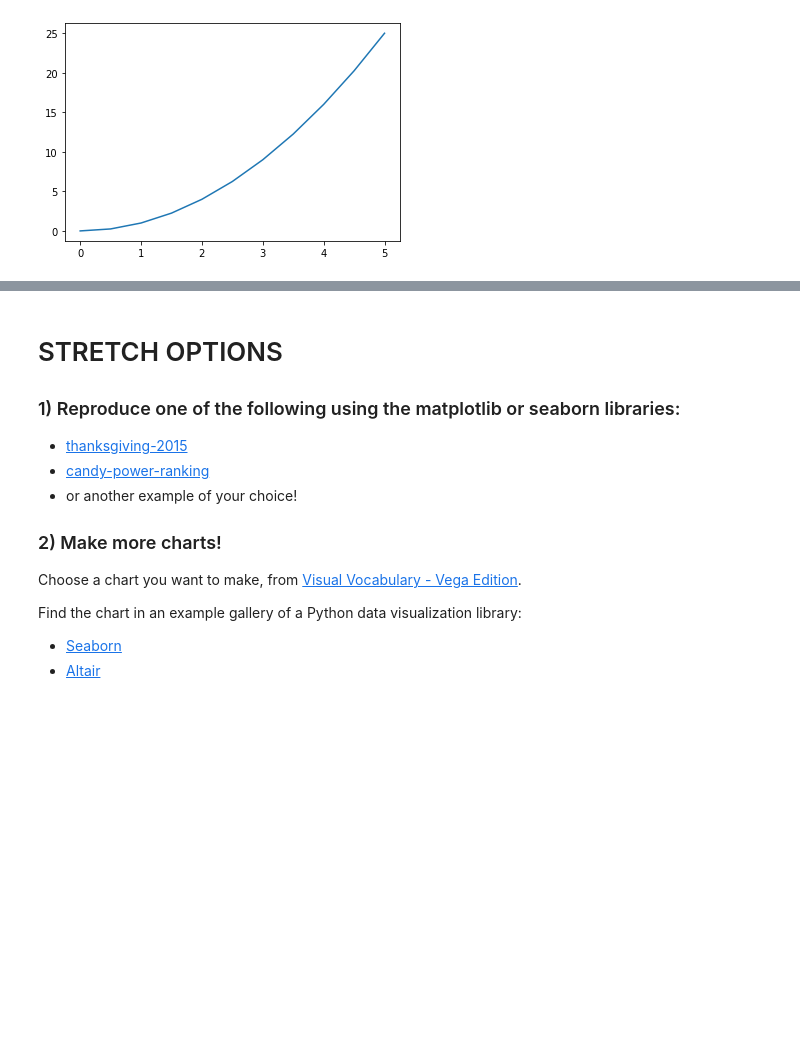
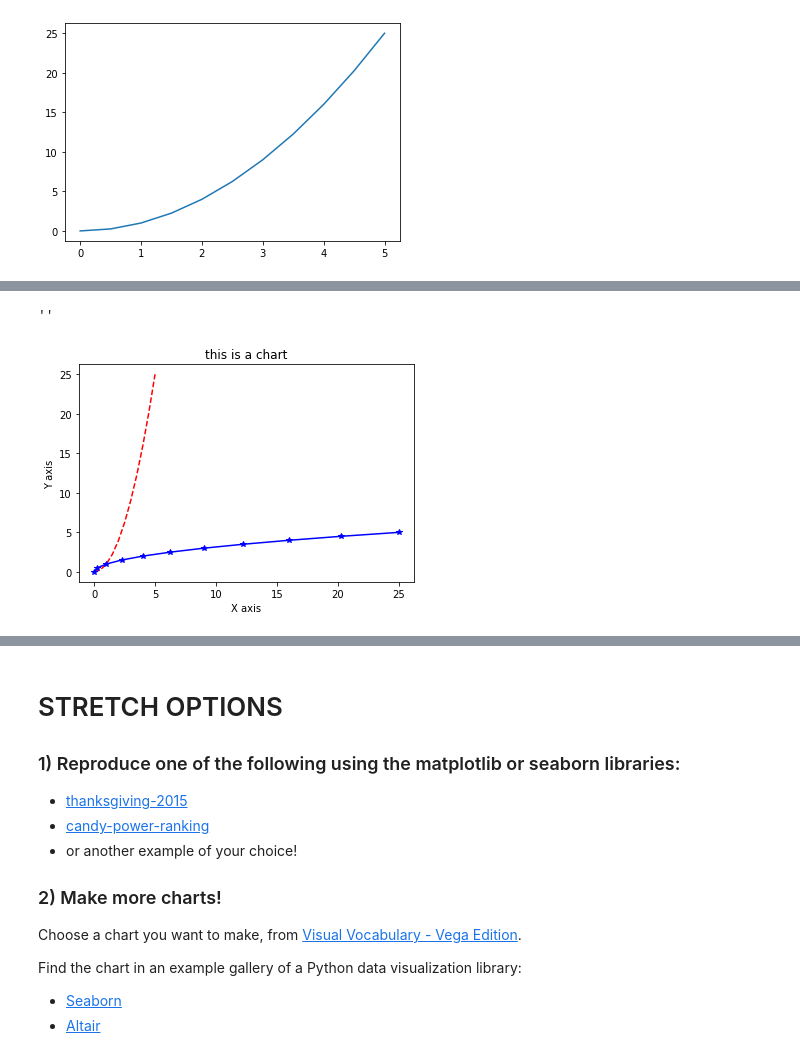
Before and after one commit to marianvinas/DS-Unit-1-Sprint-1-Data-Wrangling-and-Storytelling-1, a Jupyter notebook: module4-make-explanatory-visualizations/LS_DS_114_Make_Explanatory_Visualizations_Assignment.ipynb, the cells around one changed output, grey strips where cells are left out. Drawn from its saved outputs; the diff is of its cells as text; code cells hidden in the pictures; blank space fills up the shorter version.

```diff
--- a/module4-make-explanatory-visualizations/LS_DS_114_Make_Explanatory_Visualizations_Assignment.ipynb
+++ b/module4-make-explanatory-visualizations/LS_DS_114_Make_Explanatory_Visualizations_Assignment.ipynb
@@ -358,0 +364,12 @@ plt.plot(x,y);
+# %%
+# -- texture to the line
+plt.plot(x,y, 'r--')
+plt.plot(y,x, 'b*-')
+plt.xlabel('X axis')
+plt.ylabel('Y axis')
+plt.title('this is a chart')
+plt.savefig('myfigure.png')
+;
+# %% [output]
+''
+[figure, added]
```
Also changed, not shown: parts of 4 cells of this notebook.
